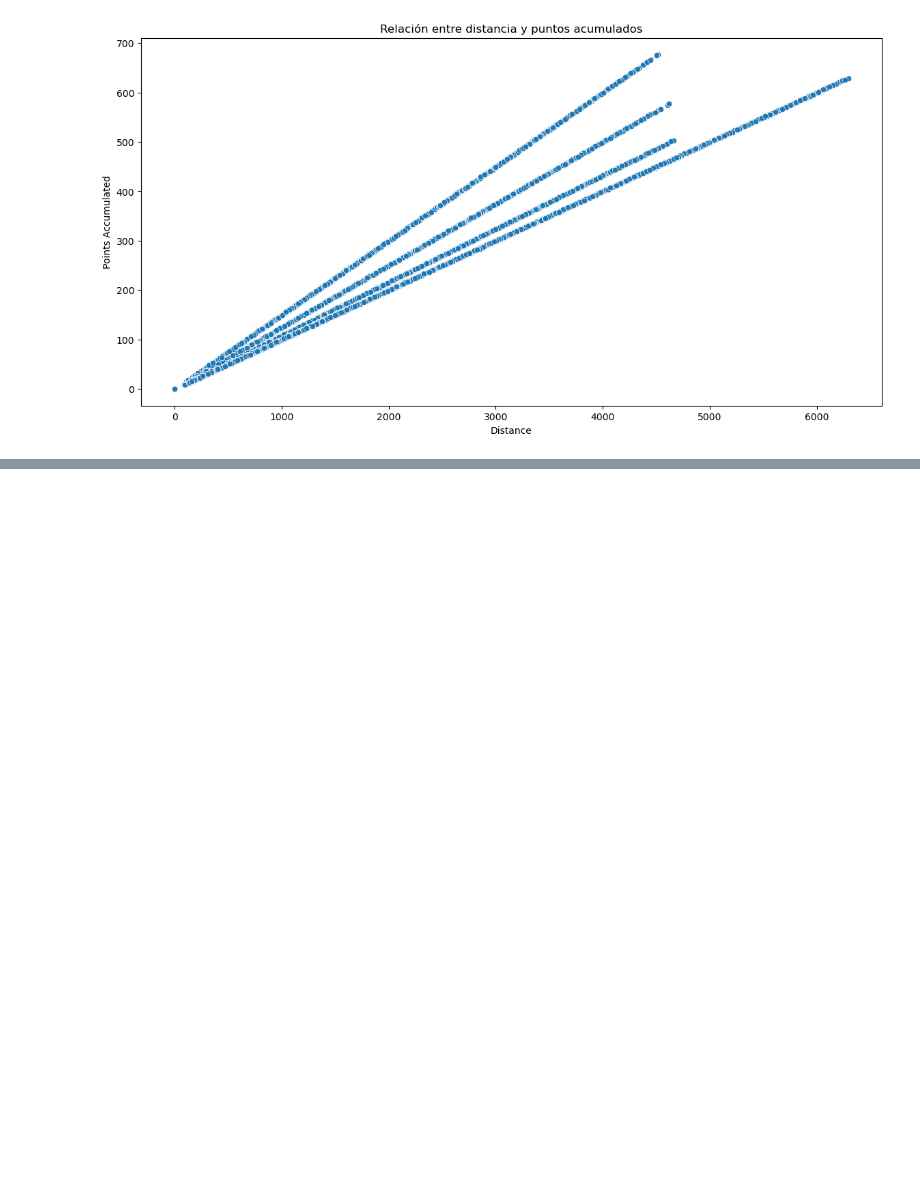
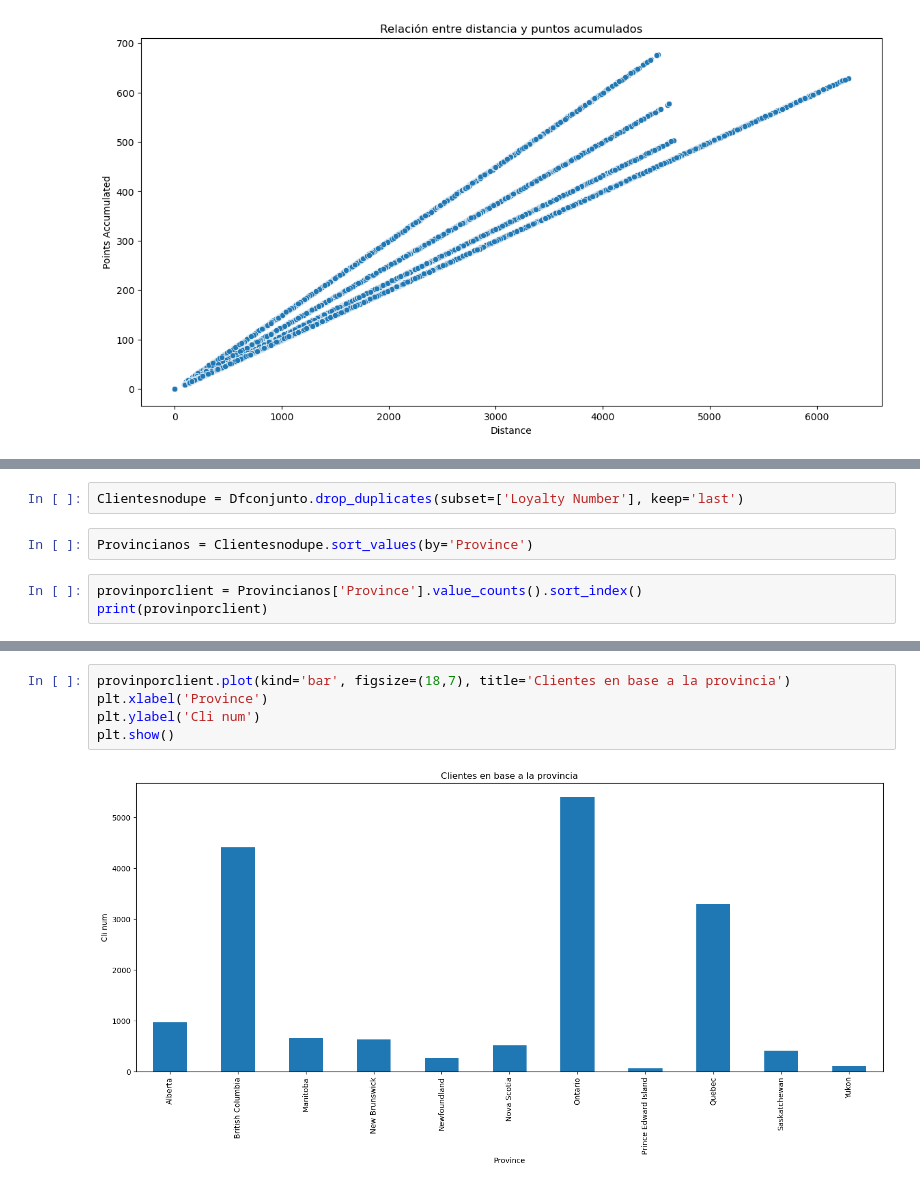
Before and after one commit to Adalab/bda-modulo-3-evaluacion-final-jiucode, a Jupyter notebook: 3.Visualización.ipynb, the cells around one changed output, grey strips where cells are left out. Cells and saved outputs as stored; diff of their text form; blank space fills up the shorter version.

Commit message:
adding new graph

```diff
--- a/3.Visualización.ipynb
+++ b/3.Visualización.ipynb
@@ -36,0 +39,7 @@ plt.show()
+# %%
+Clientesnodupe = Dfconjunto.drop_duplicates(subset=['Loyalty Number'], keep='last')
+# %%
+Provincianos = Clientesnodupe.sort_values(by='Province')
+# %%
+provinporclient = Provincianos['Province'].value_counts().sort_index()
+print(provinporclient)
@@ -36,0 +60,7 @@ plt.show()
+# %%
+provinporclient.plot(kind='bar', figsize=(18,7), title='Clientes en base a la provincia')
+plt.xlabel('Province')
+plt.ylabel('Cli num')
+plt.show()
+# %% [output]
+[figure, added]
```
Also changed, not shown: parts of 2 cells of this notebook, 1 other file.
